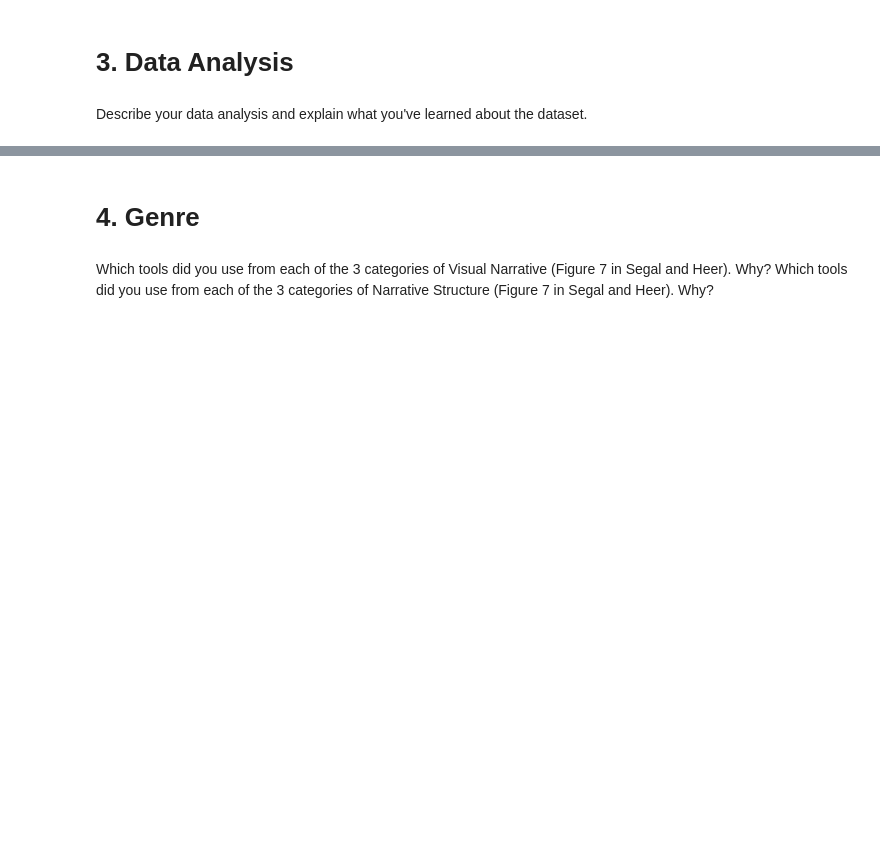
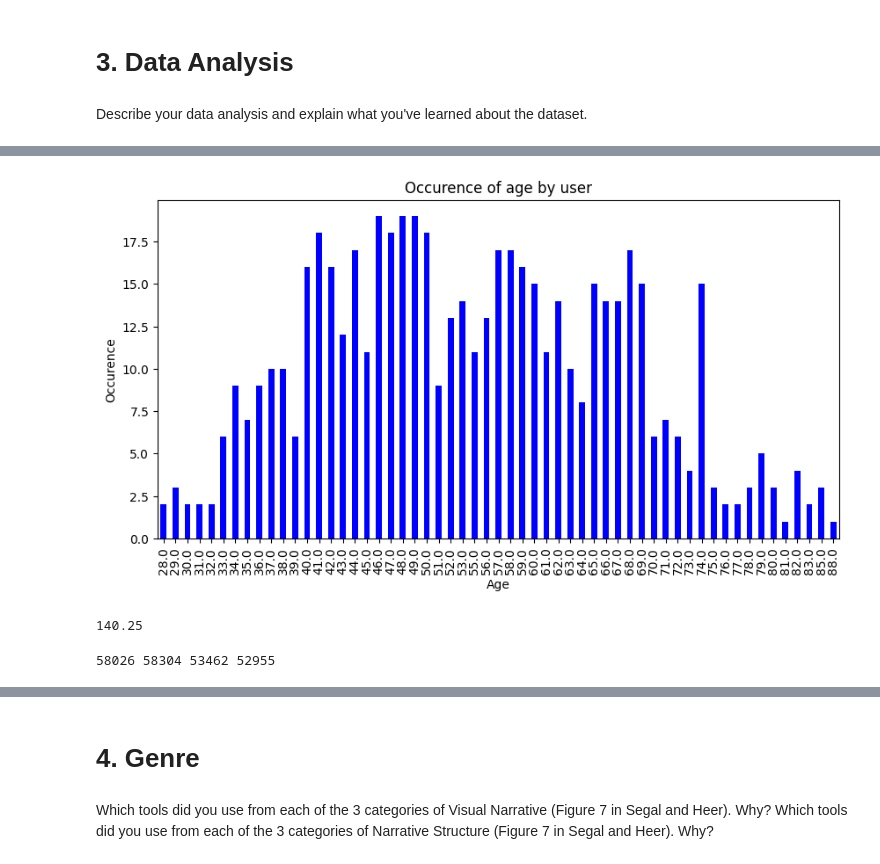
Before and after one commit to shakirmshaker/SocialDataGroup4, a Jupyter notebook: final/explainer.ipynb, the cells around one changed output, grey strips where cells are left out. Saved outputs shown, nothing was run; the diff lists cells and outputs as text; code cells hidden in the pictures; blank space fills up the shorter version.

```diff
--- a/final/explainer.ipynb
+++ b/final/explainer.ipynb
@@ -107,0 +135,20 @@ NameError: name 'features' is not defined
+# %%
+age_by_user = df.groupby('user_id')['age'].mean().value_counts().sort_index()
+# %%
+age_by_user.drop(index=54,inplace=True)
+# %%
+plt.figure(figsize=(10, 5))
+
+age_by_user.plot(kind='bar', color='blue')
+
+plt.xlabel('Age')
+plt.ylabel('Occurence')
+plt.title('Occurence of age by user')
+
+plt.show()
+# %% [output]
+[figure, added]
+# %%
+age_by_user.sum()/4
+# %% [output]
+140.25
@@ -107,0 +160,4 @@ NameError: name 'features' is not defined
+# %%
+print(len(age_group1),len(age_group2),len(age_group3),len(age_group4))
+# %% [output]
+58026 58304 53462 52955
```
Also changed, not shown: parts of 17 cells of this notebook.
